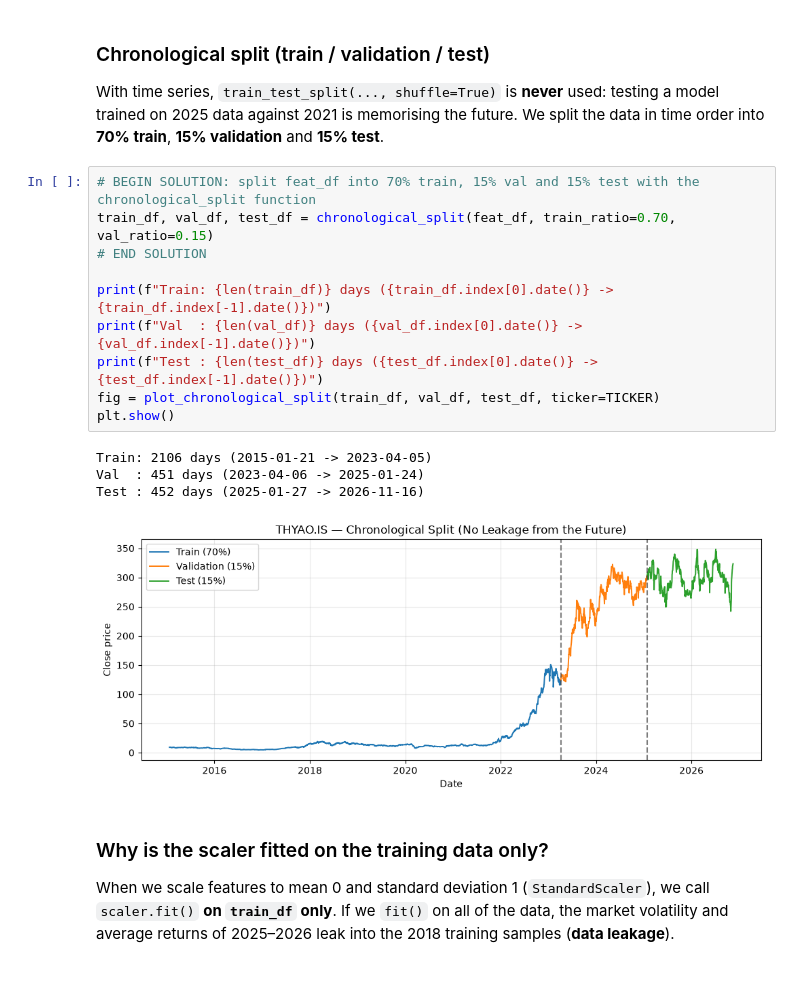
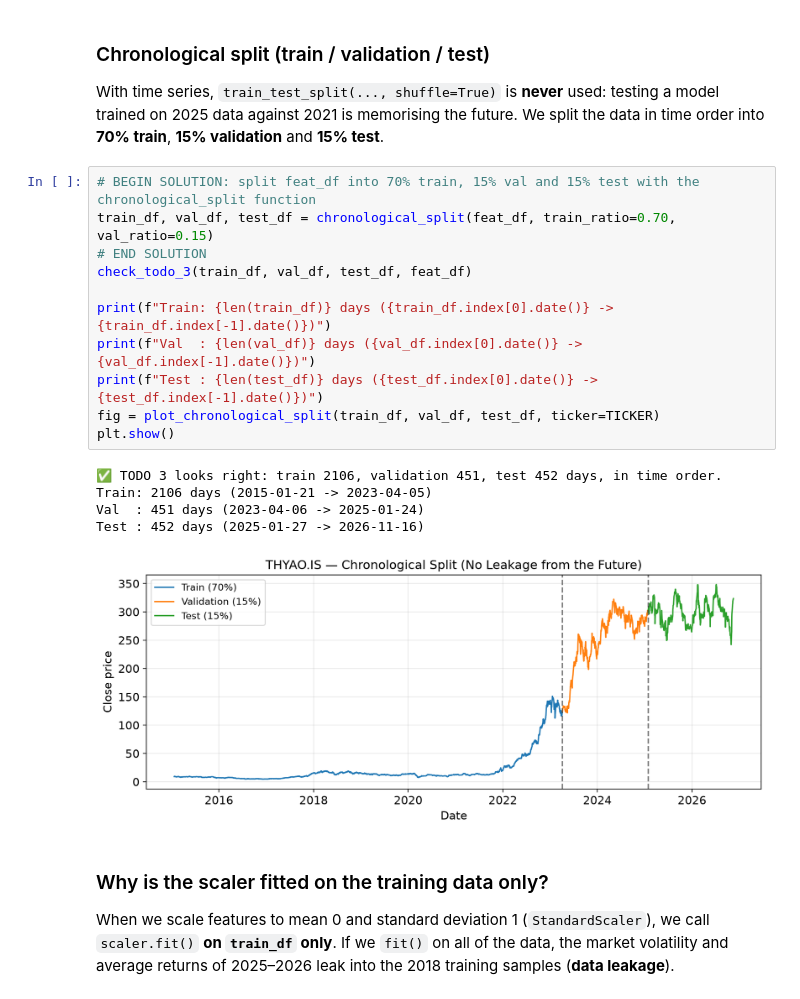
Before and after one commit to omarcevi/pytorch-finance-workshop, a Jupyter notebook: notebooks/workshop_solution.ipynb, the cells around one changed output. Cells and saved outputs as stored; diff of their text form.

```diff
--- a/notebooks/workshop_solution.ipynb
+++ b/notebooks/workshop_solution.ipynb
@@ -213,18 +244,20 @@ With time series, `train_test_split(..., shuffle=True)` is **never** used: testi
 # %%
 # BEGIN SOLUTION: split feat_df into 70% train, 15% val and 15% test with the chronological_split function
 train_df, val_df, test_df = chronological_split(feat_df, train_ratio=0.70, val_ratio=0.15)
 # END SOLUTION
+check_todo_3(train_df, val_df, test_df, feat_df)
 
 print(f"Train: {len(train_df)} days ({train_df.index[0].date()} -> {train_df.index[-1].date()})")
 print(f"Val  : {len(val_df)} days ({val_df.index[0].date()} -> {val_df.index[-1].date()})")
 print(f"Test : {len(test_df)} days ({test_df.index[0].date()} -> {test_df.index[-1].date()})")
 fig = plot_chronological_split(train_df, val_df, test_df, ticker=TICKER)
 plt.show()
 # %% [output]
+✅ TODO 3 looks right: train 2106, validation 451, test 452 days, in time order.
 Train: 2106 days (2015-01-21 -> 2023-04-05)
 Val  : 451 days (2023-04-06 -> 2025-01-24)
 Test : 452 days (2025-01-27 -> 2026-11-16)
-[figure, old version]
+[figure, new version]
 # %% [markdown]
 ### Why is the scaler fitted on the training data only?
 When we scale features to mean 0 and standard deviation 1 (`StandardScaler`), we call `scaler.fit()` **on `train_df` only**. If we `fit()` on all of the data, the market volatility and average returns of 2025–2026 leak into the 2018 training samples (**data leakage**).
```
Also changed, not shown: parts of 32 cells of this notebook, 5 other files.
